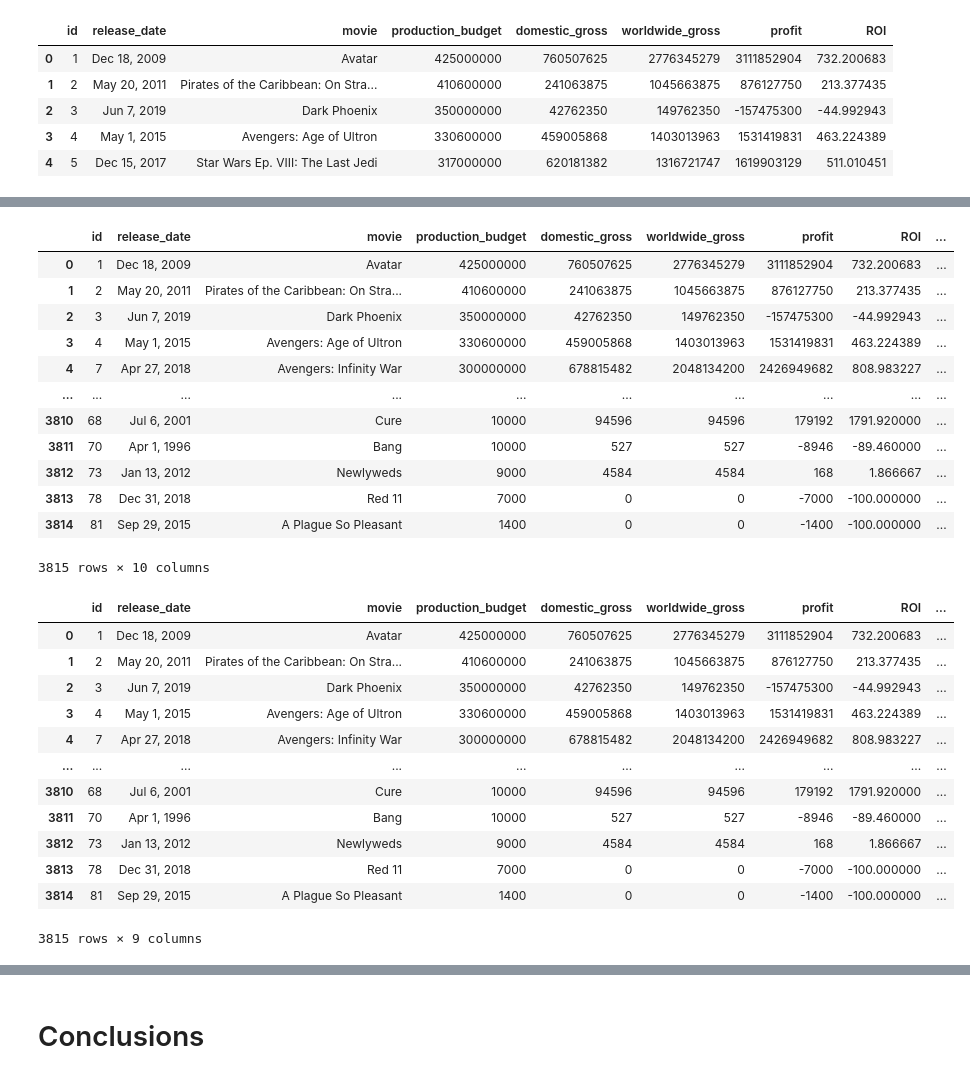
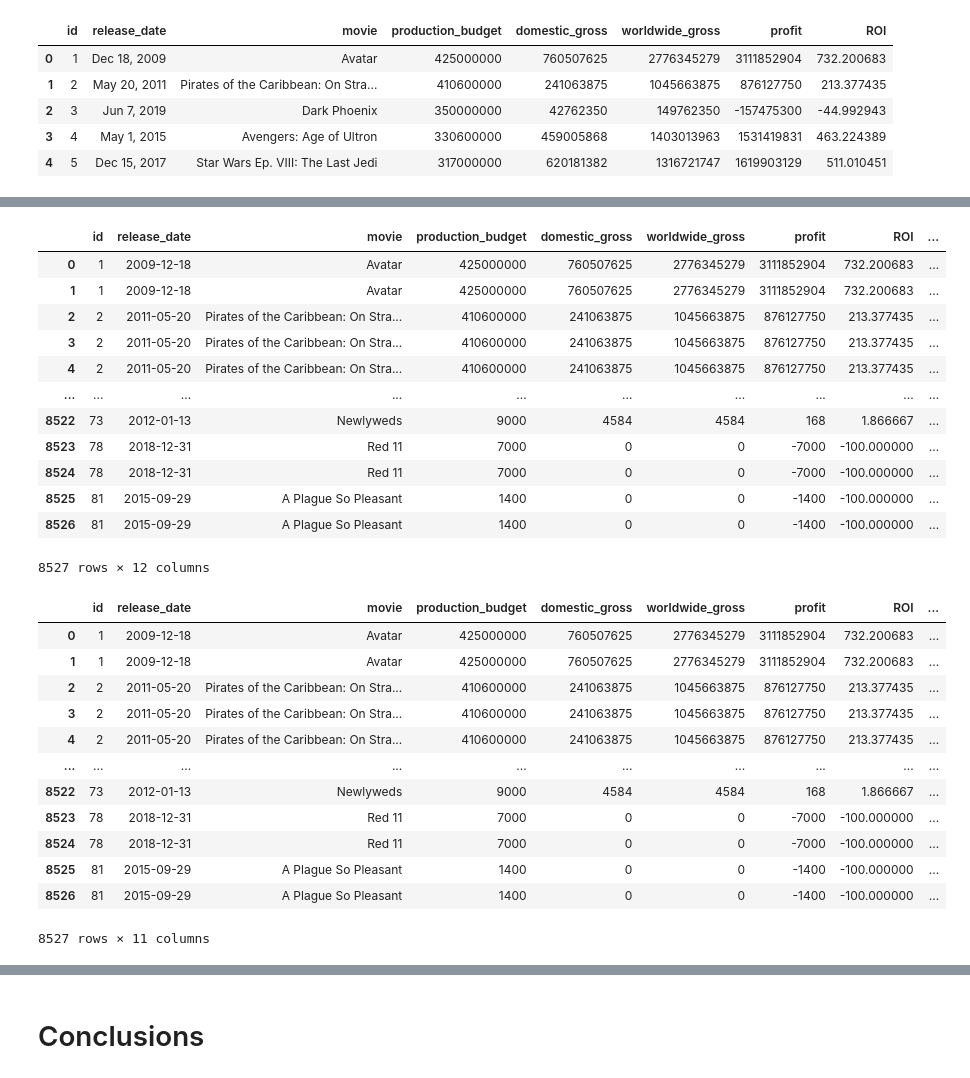
Before and after one commit to sfp13VA/film_recommendations_project, a Jupyter notebook: notebook.ipynb, the cells around one changed output, grey strips where cells are left out. Cells and saved outputs as stored; diff of their text form; code cells hidden in the pictures.

```diff
--- a/notebook.ipynb
+++ b/notebook.ipynb
@@ -47,0 +44,15 @@ imdb_df = pd.read_sql_query(query, conn)
+# %%
+query = '''
+SELECT
+    mb.*,
+    p.primary_name AS writer_name
+FROM
+    movie_basics AS mb
+JOIN
+    writers AS w ON mb.movie_id = w.movie_id
+JOIN
+    persons AS p ON w.person_id = p.person_id;
+'''
+
+IMDB_df = pd.read_sql(query, conn)
+IMDB_df
@@ -119,3 +144,7 @@ TN.head()
 | 2 | 3 | Jun 7, 2019 | Dark Phoenix | 350000000 | 42762350 | 149762350 | -157475300 | -44.992943 |
 | 3 | 4 | May 1, 2015 | Avengers: Age of Ultron | 330600000 | 459005868 | 1403013963 | 1531419831 | 463.224389 |
 | 4 | 5 | Dec 15, 2017 | Star Wars Ep. VIII: The Last Jedi | 317000000 | 620181382 | 1316721747 | 1619903129 | 511.010451 |
+# %%
+TN['release_date'] = pd.to_datetime(TN['release_date'])
+# %%
+TN['release_month'] = TN['release_date'].dt.strftime('%b')
@@ -122,38 +183,38 @@ TN.head()
 # %%
 df = pd.merge(TN,
-             imdb_df[['primary_title', 'genres']],
+             IMDB_df[['primary_title', 'genres', 'writer_name']],
 left_on='movie',
 right_on='primary_title',
 how='inner')
 df
 # %% [output]
 |  | id | release_date | movie | production_budget | domestic_gross | worldwide_gross | profit | ROI | ... |
-| 0 | 1 | Dec 18, 2009 | Avatar | 425000000 | 760507625 | 2776345279 | 3111852904 | 732.200683 | ... |
-| 1 | 2 | May 20, 2011 | Pirates of the Caribbean: On Stra... | 410600000 | 241063875 | 1045663875 | 876127750 | 213.377435 | ... |
-| 2 | 3 | Jun 7, 2019 | Dark Phoenix | 350000000 | 42762350 | 149762350 | -157475300 | -44.992943 | ... |
-| 3 | 4 | May 1, 2015 | Avengers: Age of Ultron | 330600000 | 459005868 | 1403013963 | 1531419831 | 463.224389 | ... |
-| 4 | 7 | Apr 27, 2018 | Avengers: Infinity War | 300000000 | 678815482 | 2048134200 | 2426949682 | 808.983227 | ... |
+| 0 | 1 | 2009-12-18 | Avatar | 425000000 | 760507625 | 2776345279 | 3111852904 | 732.200683 | ... |
+| 1 | 1 | 2009-12-18 | Avatar | 425000000 | 760507625 | 2776345279 | 3111852904 | 732.200683 | ... |
+| 2 | 2 | 2011-05-20 | Pirates of the Caribbean: On Stra... | 410600000 | 241063875 | 1045663875 | 876127750 | 213.377435 | ... |
+| 3 | 2 | 2011-05-20 | Pirates of the Caribbean: On Stra... | 410600000 | 241063875 | 1045663875 | 876127750 | 213.377435 | ... |
+| 4 | 2 | 2011-05-20 | Pirates of the Caribbean: On Stra... | 410600000 | 241063875 | 1045663875 | 876127750 | 213.377435 | ... |
 | ... | ... | ... | ... | ... | ... | ... | ... | ... | ... |
-| 3810 | 68 | Jul 6, 2001 | Cure | 10000 | 94596 | 94596 | 179192 | 1791.920000 | ... |
-| 3811 | 70 | Apr 1, 1996 | Bang | 10000 | 527 | 527 | -8946 | -89.460000 | ... |
-| 3812 | 73 | Jan 13, 2012 | Newlyweds | 9000 | 4584 | 4584 | 168 | 1.866667 | ... |
-| 3813 | 78 | Dec 31, 2018 | Red 11 | 7000 | 0 | 0 | -7000 | -100.000000 | ... |
-| 3814 | 81 | Sep 29, 2015 | A Plague So Pleasant | 1400 | 0 | 0 | -1400 | -100.000000 | ... |
+| 8522 | 73 | 2012-01-13 | Newlyweds | 9000 | 4584 | 4584 | 168 | 1.866667 | ... |
+| 8523 | 78 | 2018-12-31 | Red 11 | 7000 | 0 | 0 | -7000 | -100.000000 | ... |
+| 8524 | 78 | 2018-12-31 | Red 11 | 7000 | 0 | 0 | -7000 | -100.000000 | ... |
+| 8525 | 81 | 2015-09-29 | A Plague So Pleasant | 1400 | 0 | 0 | -1400 | -100.000000 | ... |
+| 8526 | 81 | 2015-09-29 | A Plague So Pleasant | 1400 | 0 | 0 | -1400 | -100.000000 | ... |
-3815 rows × 10 columns
+8527 rows × 12 columns
 # %%
 df = df.drop('primary_title', axis=1)
 df
 # %% [output]
 |  | id | release_date | movie | production_budget | domestic_gross | worldwide_gross | profit | ROI | ... |
-| 0 | 1 | Dec 18, 2009 | Avatar | 425000000 | 760507625 | 2776345279 | 3111852904 | 732.200683 | ... |
-| 1 | 2 | May 20, 2011 | Pirates of the Caribbean: On Stra... | 410600000 | 241063875 | 1045663875 | 876127750 | 213.377435 | ... |
-| 2 | 3 | Jun 7, 2019 | Dark Phoenix | 350000000 | 42762350 | 149762350 | -157475300 | -44.992943 | ... |
-| 3 | 4 | May 1, 2015 | Avengers: Age of Ultron | 330600000 | 459005868 | 1403013963 | 1531419831 | 463.224389 | ... |
-| 4 | 7 | Apr 27, 2018 | Avengers: Infinity War | 300000000 | 678815482 | 2048134200 | 2426949682 | 808.983227 | ... |
+| 0 | 1 | 2009-12-18 | Avatar | 425000000 | 760507625 | 2776345279 | 3111852904 | 732.200683 | ... |
+| 1 | 1 | 2009-12-18 | Avatar | 425000000 | 760507625 | 2776345279 | 3111852904 | 732.200683 | ... |
+| 2 | 2 | 2011-05-20 | Pirates of the Caribbean: On Stra... | 410600000 | 241063875 | 1045663875 | 876127750 | 213.377435 | ... |
+| 3 | 2 | 2011-05-20 | Pirates of the Caribbean: On Stra... | 410600000 | 241063875 | 1045663875 | 876127750 | 213.377435 | ... |
+| 4 | 2 | 2011-05-20 | Pirates of the Caribbean: On Stra... | 410600000 | 241063875 | 1045663875 | 876127750 | 213.377435 | ... |
 | ... | ... | ... | ... | ... | ... | ... | ... | ... | ... |
-| 3810 | 68 | Jul 6, 2001 | Cure | 10000 | 94596 | 94596 | 179192 | 1791.920000 | ... |
-| 3811 | 70 | Apr 1, 1996 | Bang | 10000 | 527 | 527 | -8946 | -89.460000 | ... |
-| 3812 | 73 | Jan 13, 2012 | Newlyweds | 9000 | 4584 | 4584 | 168 | 1.866667 | ... |
-| 3813 | 78 | Dec 31, 2018 | Red 11 | 7000 | 0 | 0 | -7000 | -100.000000 | ... |
-| 3814 | 81 | Sep 29, 2015 | A Plague So Pleasant | 1400 | 0 | 0 | -1400 | -100.000000 | ... |
+| 8522 | 73 | 2012-01-13 | Newlyweds | 9000 | 4584 | 4584 | 168 | 1.866667 | ... |
+| 8523 | 78 | 2018-12-31 | Red 11 | 7000 | 0 | 0 | -7000 | -100.000000 | ... |
+| 8524 | 78 | 2018-12-31 | Red 11 | 7000 | 0 | 0 | -7000 | -100.000000 | ... |
+| 8525 | 81 | 2015-09-29 | A Plague So Pleasant | 1400 | 0 | 0 | -1400 | -100.000000 | ... |
+| 8526 | 81 | 2015-09-29 | A Plague So Pleasant | 1400 | 0 | 0 | -1400 | -100.000000 | ... |
-3815 rows × 9 columns
+8527 rows × 11 columns
```
Also changed, not shown: parts of 19 cells of this notebook.
